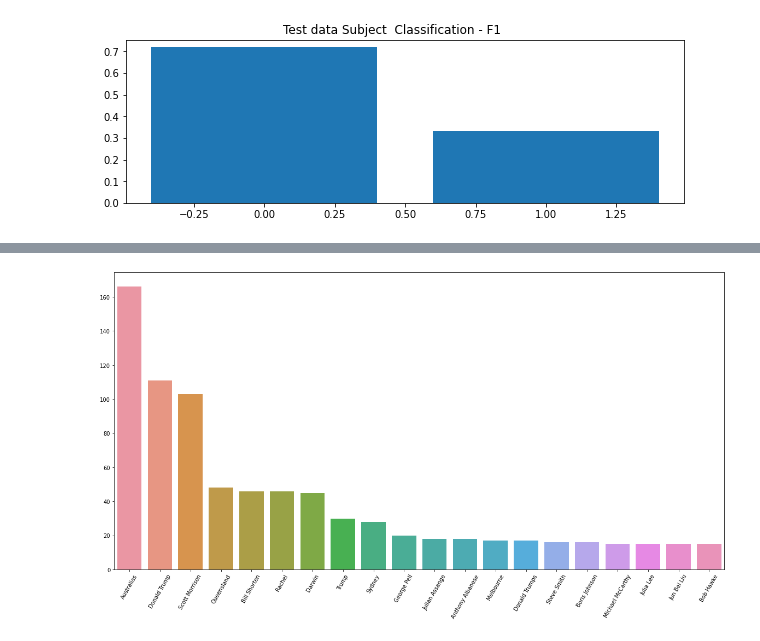
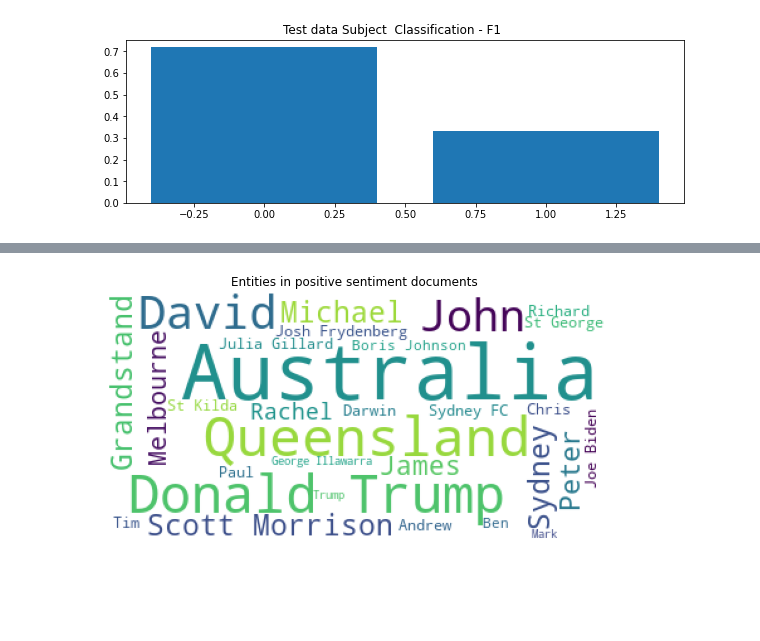
Before and after one commit to ChrisFJardine/Masterclass, a Jupyter notebook: CJardineAssignment3__NER.ipynb, the cells around one changed output, grey strips where cells are left out. Saved outputs shown, nothing was run; the diff lists cells and outputs as text; code cells hidden in the pictures; blank space fills up the shorter version.

```diff
--- a/CJardineAssignment3__NER.ipynb
+++ b/CJardineAssignment3__NER.ipynb
@@ -243,6 +229,12 @@ plot_entities(extract_named_enities(good_news, ABC_staff))
-# %%
-#and now the bad news
-bad_news = df2019.loc[df2019['tokenised_avg_sentiment'] < 0 ]
-plot_entities(extract_named_enities(bad_news, ABC_staff))
-# %% [output]
-[figure, removed]
+# %%
+good_news_people = data.loc[data['good_news'] == 1, 'entities'].to_list()
+text = " ".join(word for word in good_news_people)
+
+wordcloud = WordCloud(max_words = 30, background_color="white").generate(text)
+plt.figure(figsize = [9,9])
+plt.imshow(wordcloud, interpolation='antialiased')
+plt.title('Entities in positive sentiment documents')
+plt.axis("off")
+plt.show()
+# %% [output]
+[figure, added]
```
Also changed, not shown: parts of 7 cells of this notebook.
